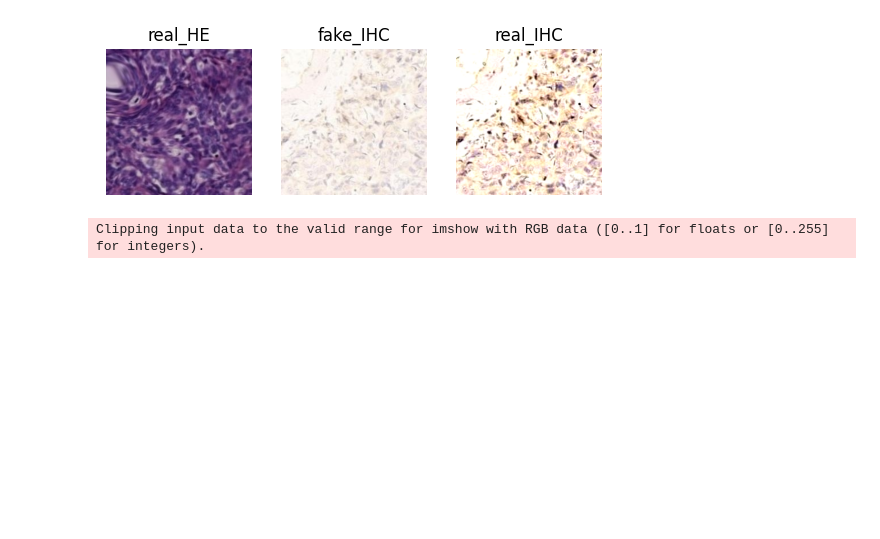
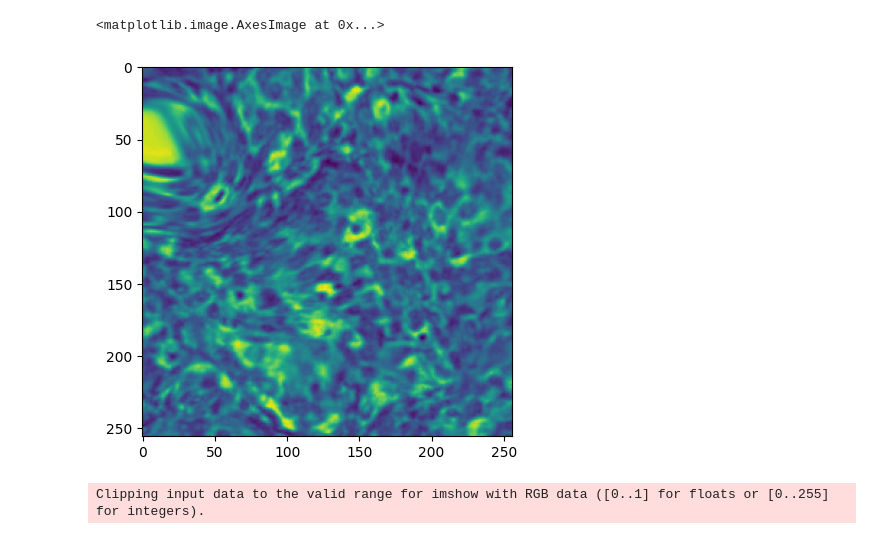
Before and after one commit to Philipp-Ro/torch_stain_transfer, a Jupyter notebook: code/test.ipynb, the cells around one changed output. Saved outputs shown, nothing was run; the diff lists cells and outputs as text; code cells hidden in the pictures; blank space fills up the shorter version.

Commit message:
new plot start and adjustments on models

```diff
--- a/code/test.ipynb
+++ b/code/test.ipynb
@@ -32,11 +32,20 @@ train_data_loader = DataLoader(train_data, batch_size=1, shuffle=False)
 
 real_HE, real_IHC,img_name = next(iter(train_data_loader))
 contrast_IHC = torchvision.transforms.functional.adjust_contrast(real_IHC,3)
-# %%
-
-utils.plot_img_set(real_HE, real_IHC, contrast_IHC, 3,params,img_name,'train',1)
-# %% [output]
-[figure, removed]
+# %%
+import matplotlib.pyplot as plt
+import numpy as np
+size=16
+stride=16
+patches = real_HE.unfold(2, size, stride).unfold(3, size, stride)
+img = real_HE[:,1,:,:]
+img = img.cpu().numpy()
+img = np.transpose(img, axes=[1,2,0])
+fig = plt.figure()
+plt.imshow(img )
+# %% [output]
+<matplotlib.image.AxesImage at 0x...>
+[figure, added]
 # %%
 from torch import nn
 #-----------------------------------------------------------------------------------------------
```
Also changed, not shown: parts of 2 cells of this notebook, 18 other files.
